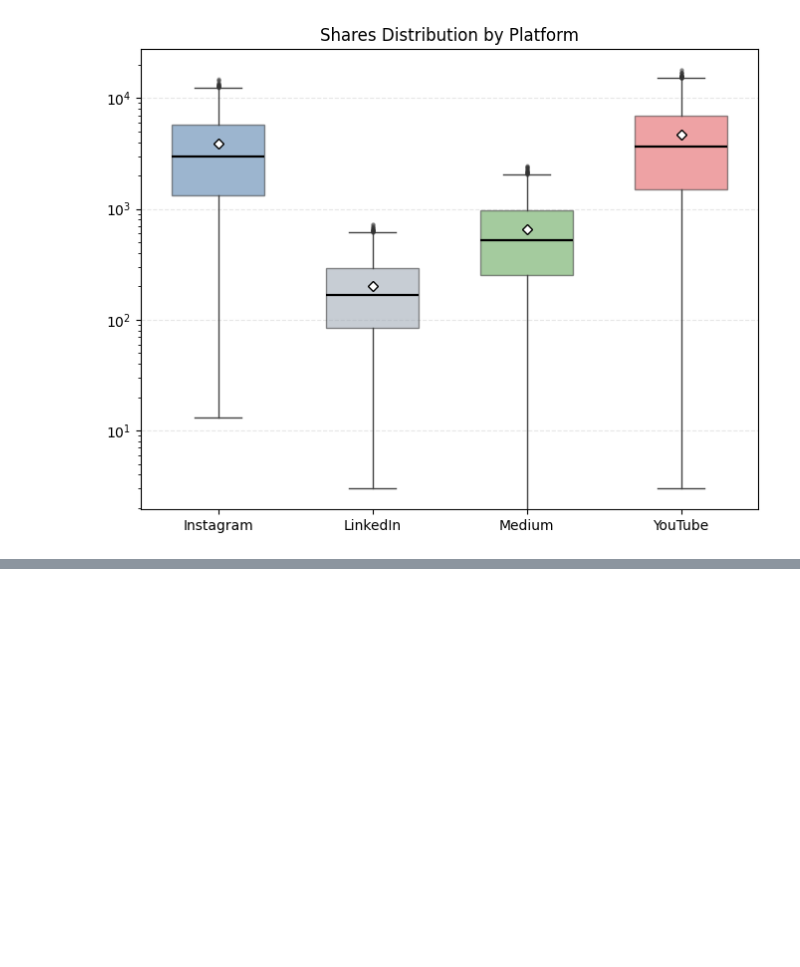
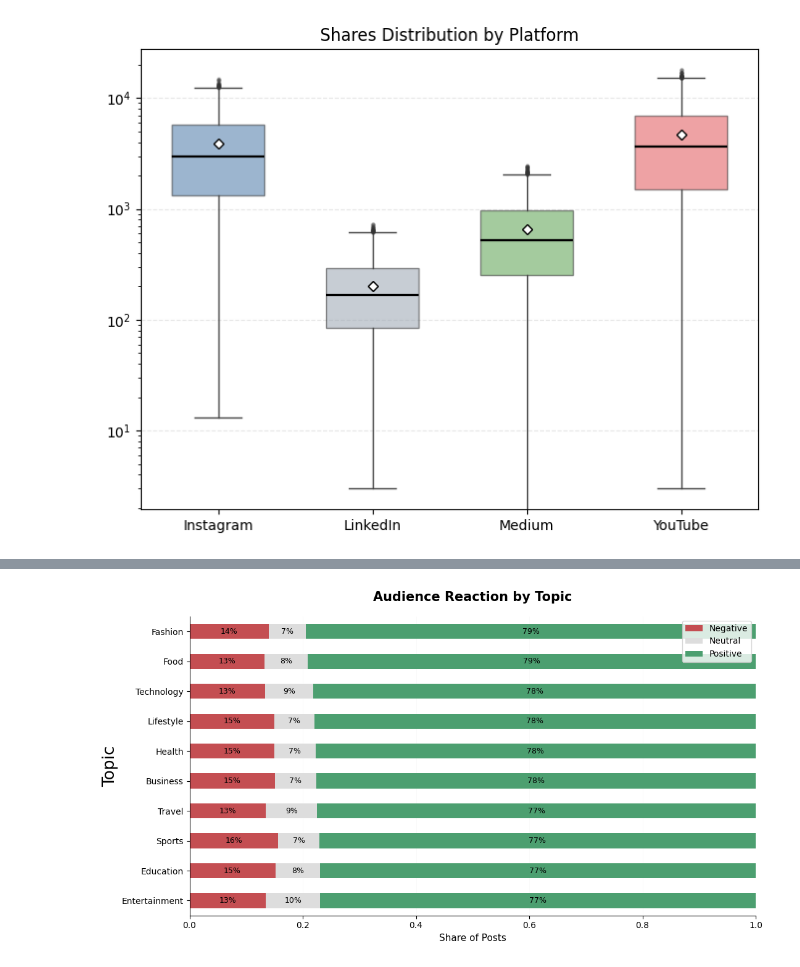
Before and after one commit to fathir1014/EDA-1-Social-Media-Performance, a Jupyter notebook: main.ipynb, the cells around one changed output, grey strips where cells are left out. Drawn from its saved outputs; the diff is of its cells as text; code cells hidden in the pictures; blank space fills up the shorter version.

```diff
--- a/main.ipynb
+++ b/main.ipynb
@@ -490,0 +567,19 @@ for metric in metrics:
+# %%
+def label_sentiment(x):
+    if x >= 0.1:
+        return 'Positive'
+    elif x <= -0.1:
+        return 'Negative'
+    else:
+        return 'Neutral'
+
+
+df['sentiment_label'] = df['sentiment_score'].apply(label_sentiment)
+
+sentiment_dist = (
+    df.groupby(['topic','sentiment_label'])
+      .size()
+      .unstack(fill_value=0)
+)
+
+sentiment_pct = sentiment_dist.div(sentiment_dist.sum(axis=1), axis=0)
@@ -490,0 +601,55 @@ for metric in metrics:
+# %%
+sentiment_pct = sentiment_pct.sort_values('Positive')
+
+colors = ['#C44E52', '#DDDDDD', '#4C9F70']  # negative, neutral, positive
+
+fig, ax = plt.subplots(figsize=(11,6))
+
+sentiment_pct[['Negative','Neutral','Positive']].plot(
+    kind='barh',
+    stacked=True,
+    color=colors,
+    edgecolor='none',
+    ax=ax
+)
+
+# ---- Label persen di tengah bar
+for container in ax.containers:
+    for bar in container:
+        width = bar.get_width()
+        if width > 0.06:
+            ax.text(
+                bar.get_x() + width/2,
+                bar.get_y() + bar.get_height()/2,
+                f"{width*100:.0f}%",
+                ha='center', va='center',
+                fontsize=9,
+                color='black'
+            )
+
+# ---- Styling bersih
+ax.set_xlim(0,1)
+ax.set_xlabel('Share of Posts', fontsize=11)
+ax.set_ylabel('Topic', fontsize=19)
+ax.set_title('Audience Reaction by Topic', fontsize=15, weight='bold', pad=18)
+
+# grid tipis banget (biar bantu baca tapi nggak ganggu)
+ax.grid(axis='x', linestyle='-', linewidth=0.5, alpha=0.08)
+ax.set_axisbelow(True)
+
+# hilangin frame kanan & atas
+ax.spines['top'].set_visible(False)
+ax.spines['right'].set_visible(False)
+
+# kasih ruang kiri biar label lega
+plt.subplots_adjust(left=0.22, right=0.98, top=0.88, bottom=0.12)
+
+ax.legend()
+plt.tight_layout()
+
+folder = 'img'
+os.makedirs(folder, exist_ok=True)
+filepath = os.path.join(folder, 'Audience Sentiment by Topic.png')
+plt.savefig(filepath, dpi=600, bbox_inches='tight', facecolor='white')
+# %% [output]
+[figure, added]
```
Also changed, not shown: parts of 8 cells of this notebook, 3 other files.
